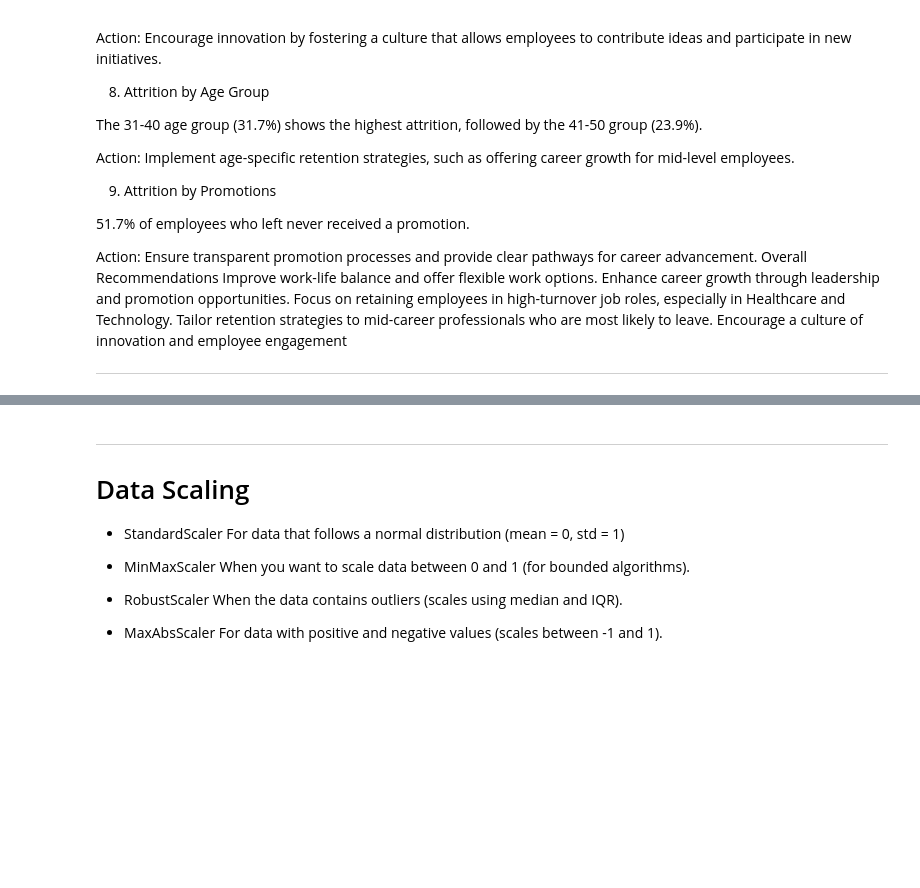
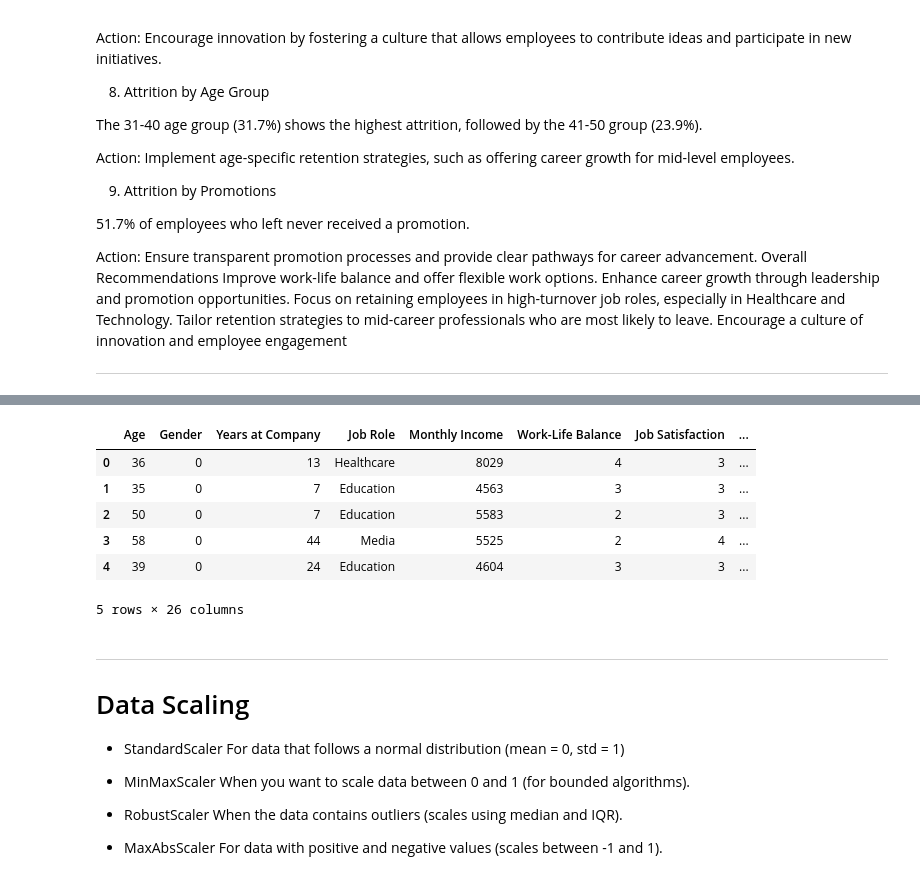
Before and after one commit to AhmedTalima23/DEPI_Final_Project, a Jupyter notebook: Final_Project.ipynb, the cells around one changed output, grey strips where cells are left out. Saved outputs shown, nothing was run; the diff lists cells and outputs as text; code cells hidden in the pictures; blank space fills up the shorter version.

```diff
--- a/Final_Project.ipynb
+++ b/Final_Project.ipynb
@@ -1241,5 +1164,9 @@ df_work = pd.get_dummies(df_work, columns=["Gender", "Job Role", "Company Size",
+# %%
+# Mapping the binary columns
+binary_columns = ['Remote Work', 'Leadership Opportunities', 'Innovation Opportunities', 'Attrition', 'Overtime', 'Gender']
+binary_mapping = {'No': 0, 'Yes': 1, 'Stayed': 0, 'Left': 1, 'Male': 0, 'Female': 1}
+for col in binary_columns:
+    df_work[col] = df_work[col].map(binary_mapping)
 # %%
-df_work = pd.get_dummies(df_work, columns=['Marital Status', 'Job Level'], drop_first=True)
+# Creating dummy variables for Marital Status
+df_work = pd.get_dummies(df_work, columns=['Marital Status'], drop_first=True)
-# %%
-binary_columns = ['Leadership Opportunities', 'Overtime', 'Innovation Opportunities']
-df_work[binary_columns] = df_work[binary_columns].replace({'No': 0, 'Yes': 1})
@@ -1255,3 +1173,13 @@ df_work[['Education Level']] = encoder.fit_transform(df_work[['Education Level']
+# %%
+df_work.head()
+# %% [output]
+|  | Age | Gender | Years at Company | Job Role | Monthly Income | Work-Life Balance | Job Satisfaction | ... |
+| 0 | 36 | 0 | 13 | Healthcare | 8029 | 4 | 3 | ... |
+| 1 | 35 | 0 | 7 | Education | 4563 | 3 | 3 | ... |
+| 2 | 50 | 0 | 7 | Education | 5583 | 2 | 3 | ... |
+| 3 | 58 | 0 | 44 | Media | 5525 | 2 | 4 | ... |
+| 4 | 39 | 0 | 24 | Education | 4604 | 3 | 3 | ... |
+5 rows × 26 columns
 # %% [markdown]
 ---
 
```
Also changed, not shown: parts of 29 cells of this notebook.
